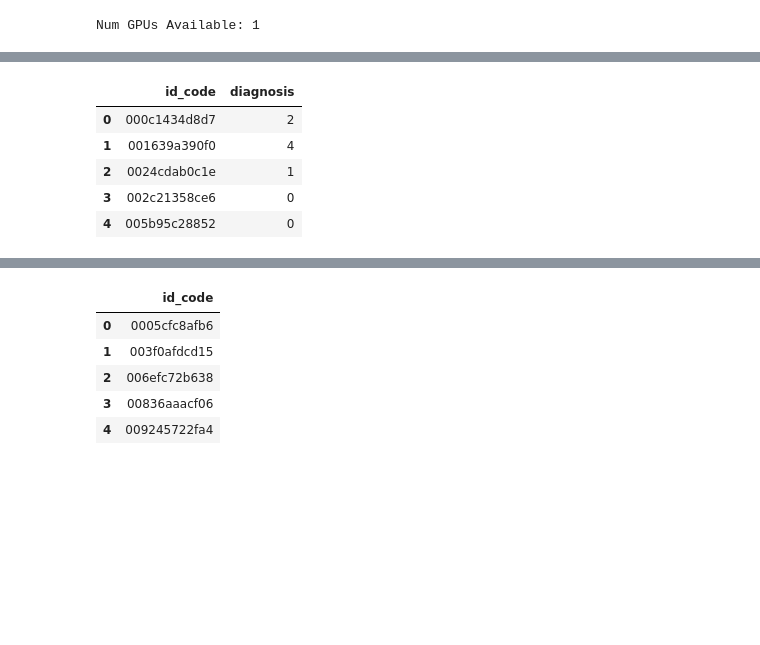
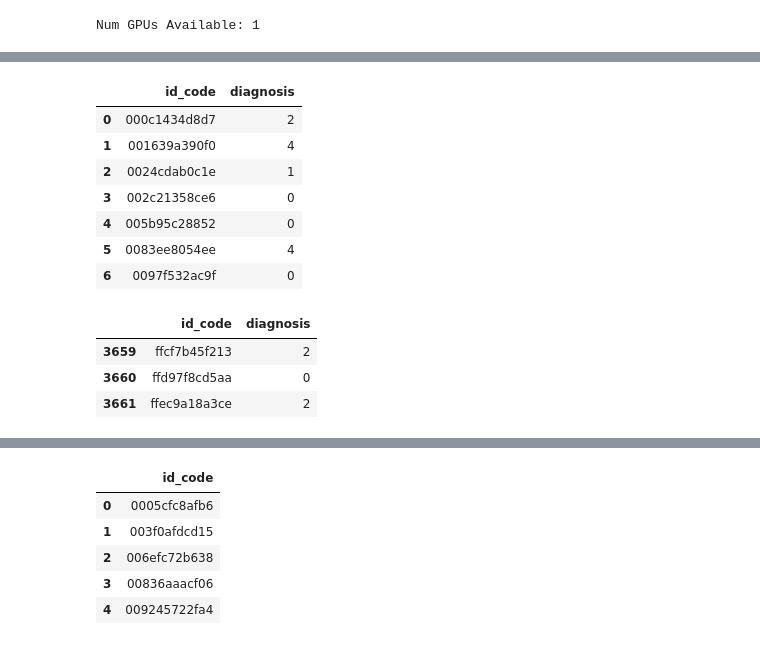
Before and after one commit to SriomDash/Retinopathy, a Jupyter notebook: Main.ipynb, the cells around one changed output, grey strips where cells are left out. Drawn from its saved outputs; the diff is of its cells as text; code cells hidden in the pictures; blank space fills up the shorter version.

```diff
--- a/Main.ipynb
+++ b/Main.ipynb
@@ -62,11 +45,20 @@ from dotenv import load_dotenv
 train_df = pd.read_csv(TRAIN_CSV_PATH)
 test_df = pd.read_csv(TEST_CSV_PATH)
 # %%
-train_df.head(5)
+train_df.head(7)
 # %% [output]
 |  | id_code | diagnosis |
 | 0 | 000c1434d8d7 | 2 |
 | 1 | 001639a390f0 | 4 |
 | 2 | 0024cdab0c1e | 1 |
 | 3 | 002c21358ce6 | 0 |
 | 4 | 005b95c28852 | 0 |
+| 5 | 0083ee8054ee | 4 |
+| 6 | 0097f532ac9f | 0 |
+# %%
+train_df.tail(3)
+# %% [output]
+|  | id_code | diagnosis |
+| 3659 | ffcf7b45f213 | 2 |
+| 3660 | ffd97f8cd5aa | 0 |
+| 3661 | ffec9a18a3ce | 2 |
```
Also changed, not shown: parts of 60 cells of this notebook, 5 other files.
